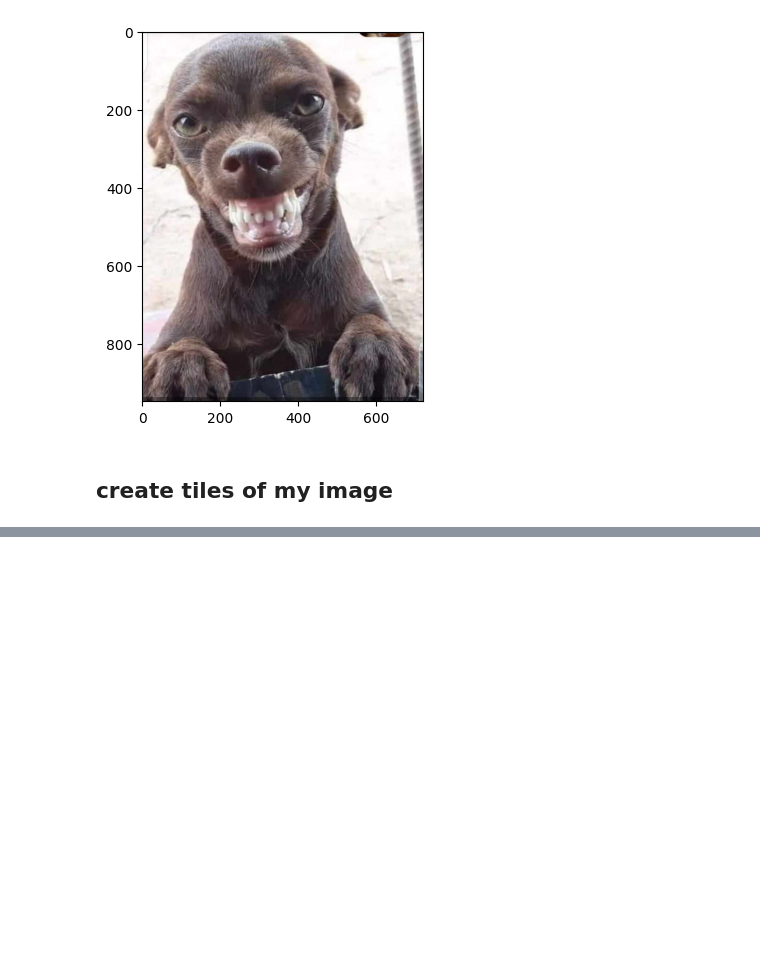
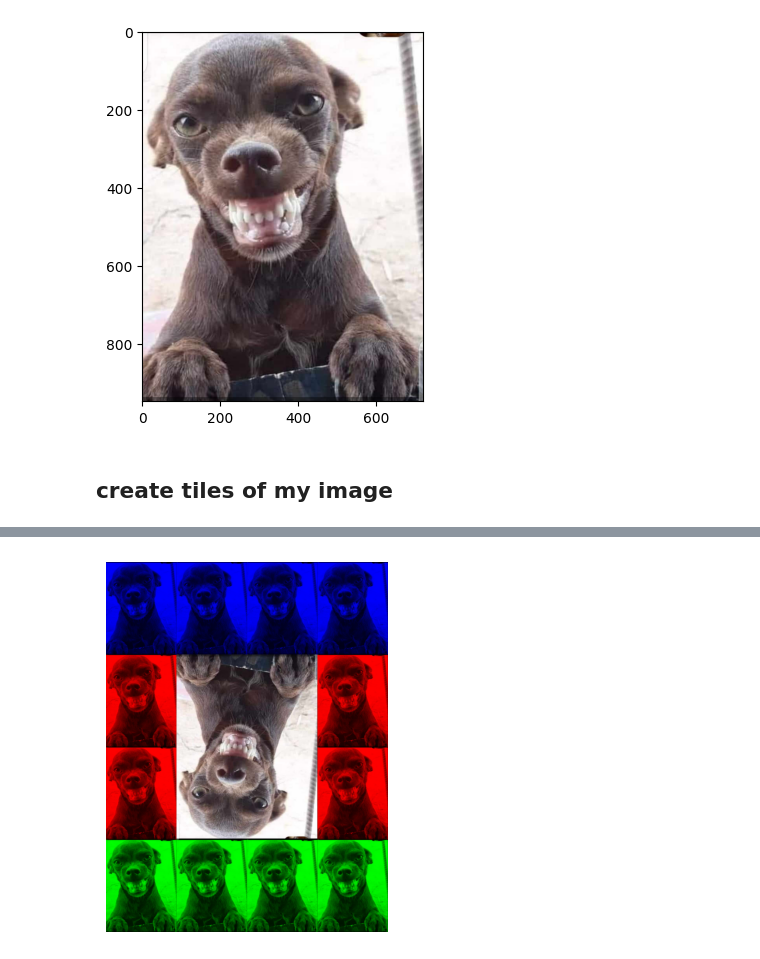
Before and after one commit to ValentijnCoppin/DataScience_Numpy, a Jupyter notebook: notebooks/image_manipulation.ipynb, the cells around one changed output, grey strips where cells are left out. Saved outputs shown, nothing was run; the diff lists cells and outputs as text; code cells hidden in the pictures; blank space fills up the shorter version.

```diff
--- a/notebooks/image_manipulation.ipynb
+++ b/notebooks/image_manipulation.ipynb
@@ -40,0 +46,13 @@ plt.show()
+# %%
+upside_down = manipulate.image_flip(initial_image, "y")
+
+color_matrix = manipulate.create_color_matrix_from_border_list(['b', 'b', 'b', 'b', 'r', 'r', 'g', 'g', 'g', 'g', 'r', 'r'])
+flip_matrix = [[2] * 4 for _ in range(4)]
+
+image_matrix = manipulate.create_colorful_big_one(upside_down, flip_matrix=flip_matrix, color_matrix=color_matrix)
+
+plt.imshow(image_matrix)
+plt.axis('off')
+plt.show()
+# %% [output]
+[figure, added]
```
Also changed, not shown: parts of 8 cells of this notebook, 2 other files.
